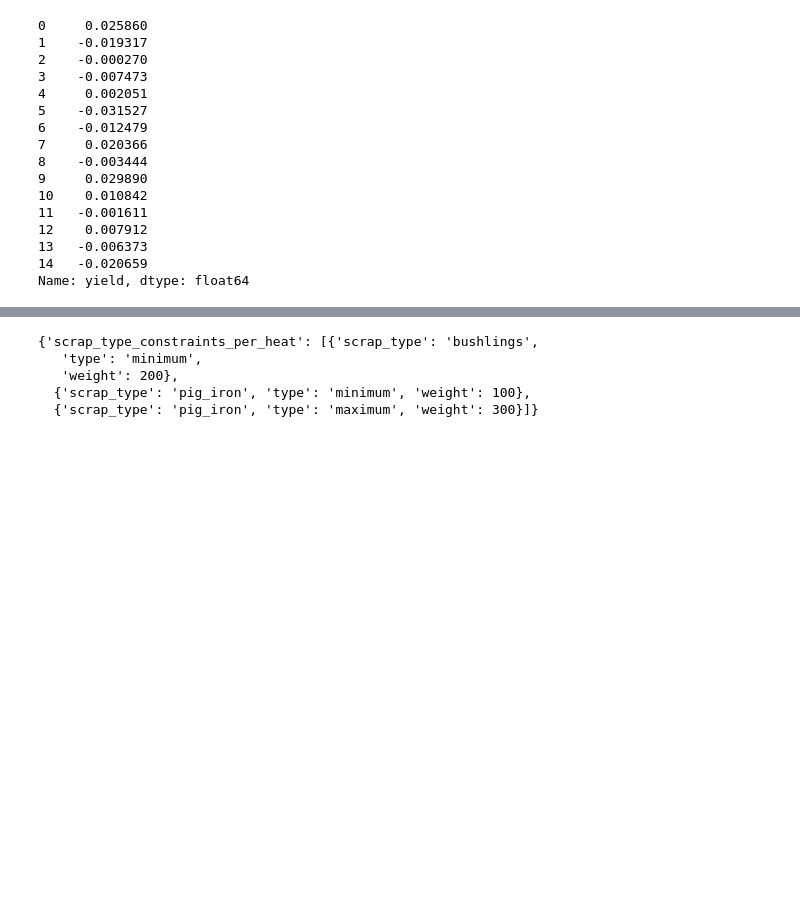
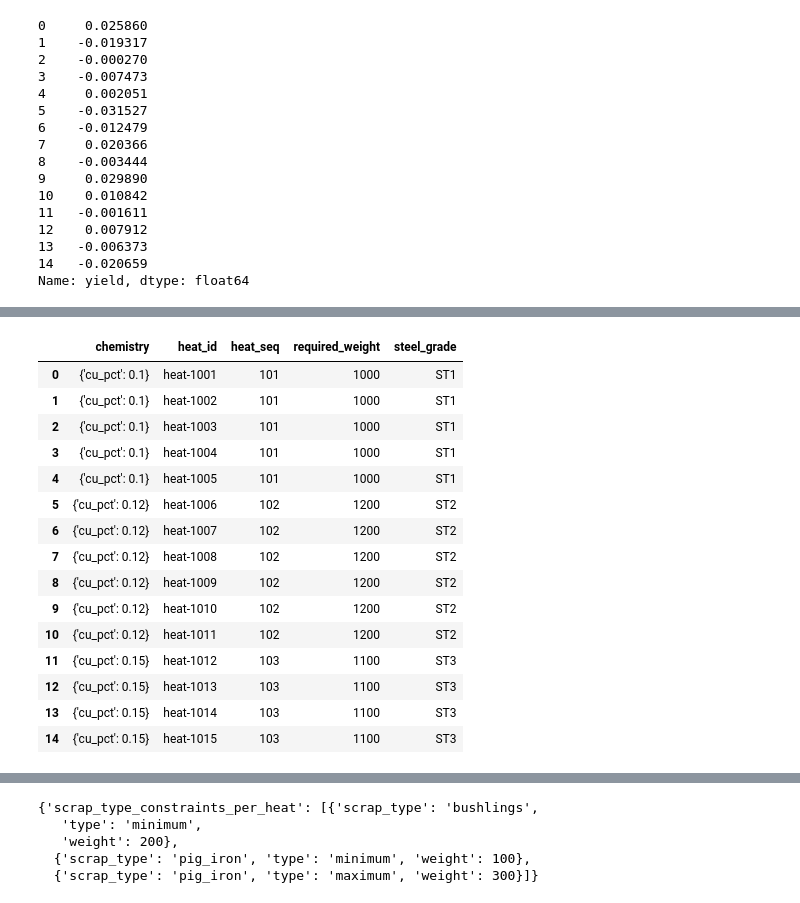
Before and after one commit to nishantd/metallics-optimization, a Jupyter notebook: notebooks/yield_estimation_EDA.ipynb, the cells around one changed output, grey strips where cells are left out. Saved outputs shown, nothing was run; the diff lists cells and outputs as text; code cells hidden in the pictures; blank space fills up the shorter version.

```diff
--- a/notebooks/yield_estimation_EDA.ipynb
+++ b/notebooks/yield_estimation_EDA.ipynb
@@ -105,0 +87,19 @@ heats_prev
+# %%
+pd.DataFrame(schedule)
+# %% [output]
+|  | chemistry | heat_id | heat_seq | required_weight | steel_grade |
+| 0 | {'cu_pct': 0.1} | heat-1001 | 101 | 1000 | ST1 |
+| 1 | {'cu_pct': 0.1} | heat-1002 | 101 | 1000 | ST1 |
+| 2 | {'cu_pct': 0.1} | heat-1003 | 101 | 1000 | ST1 |
+| 3 | {'cu_pct': 0.1} | heat-1004 | 101 | 1000 | ST1 |
+| 4 | {'cu_pct': 0.1} | heat-1005 | 101 | 1000 | ST1 |
+| 5 | {'cu_pct': 0.12} | heat-1006 | 102 | 1200 | ST2 |
+| 6 | {'cu_pct': 0.12} | heat-1007 | 102 | 1200 | ST2 |
+| 7 | {'cu_pct': 0.12} | heat-1008 | 102 | 1200 | ST2 |
+| 8 | {'cu_pct': 0.12} | heat-1009 | 102 | 1200 | ST2 |
+| 9 | {'cu_pct': 0.12} | heat-1010 | 102 | 1200 | ST2 |
+| 10 | {'cu_pct': 0.12} | heat-1011 | 102 | 1200 | ST2 |
+| 11 | {'cu_pct': 0.15} | heat-1012 | 103 | 1100 | ST3 |
+| 12 | {'cu_pct': 0.15} | heat-1013 | 103 | 1100 | ST3 |
+| 13 | {'cu_pct': 0.15} | heat-1014 | 103 | 1100 | ST3 |
+| 14 | {'cu_pct': 0.15} | heat-1015 | 103 | 1100 | ST3 |
```
Also changed, not shown: parts of 2 cells of this notebook, 3 other files.
